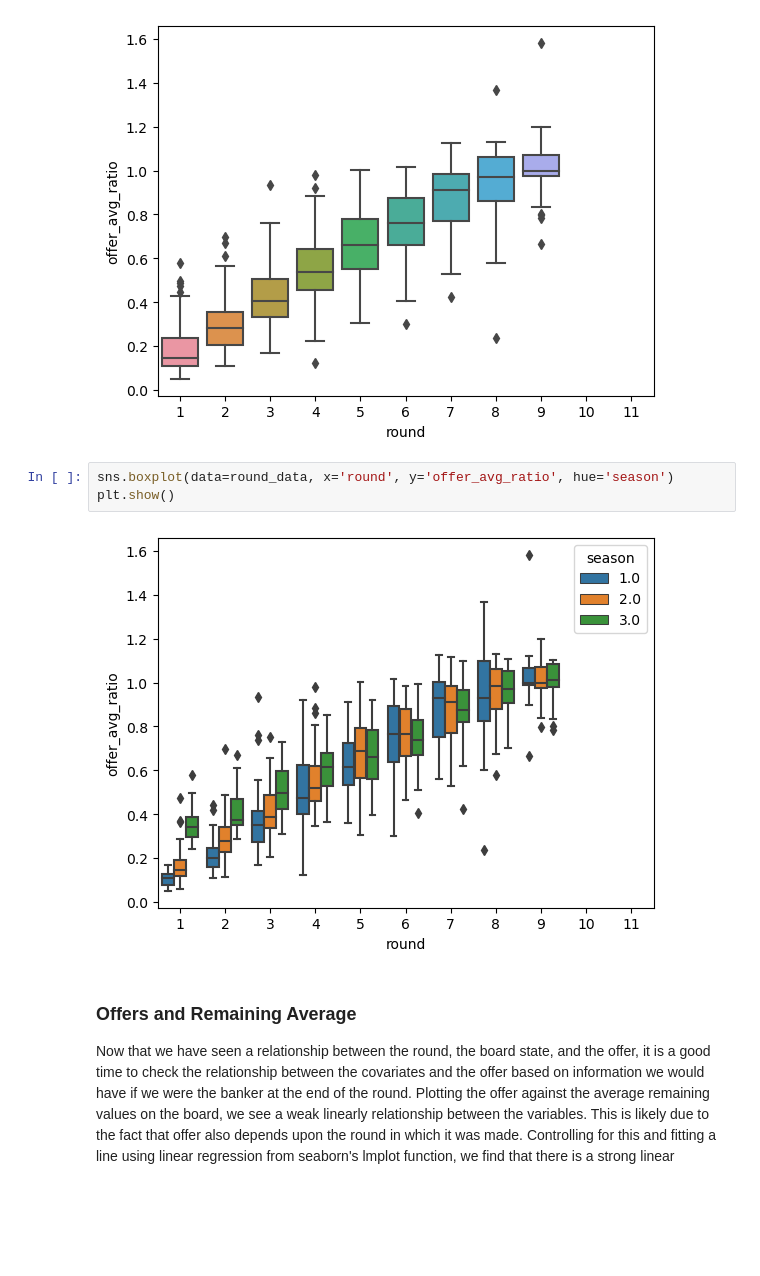
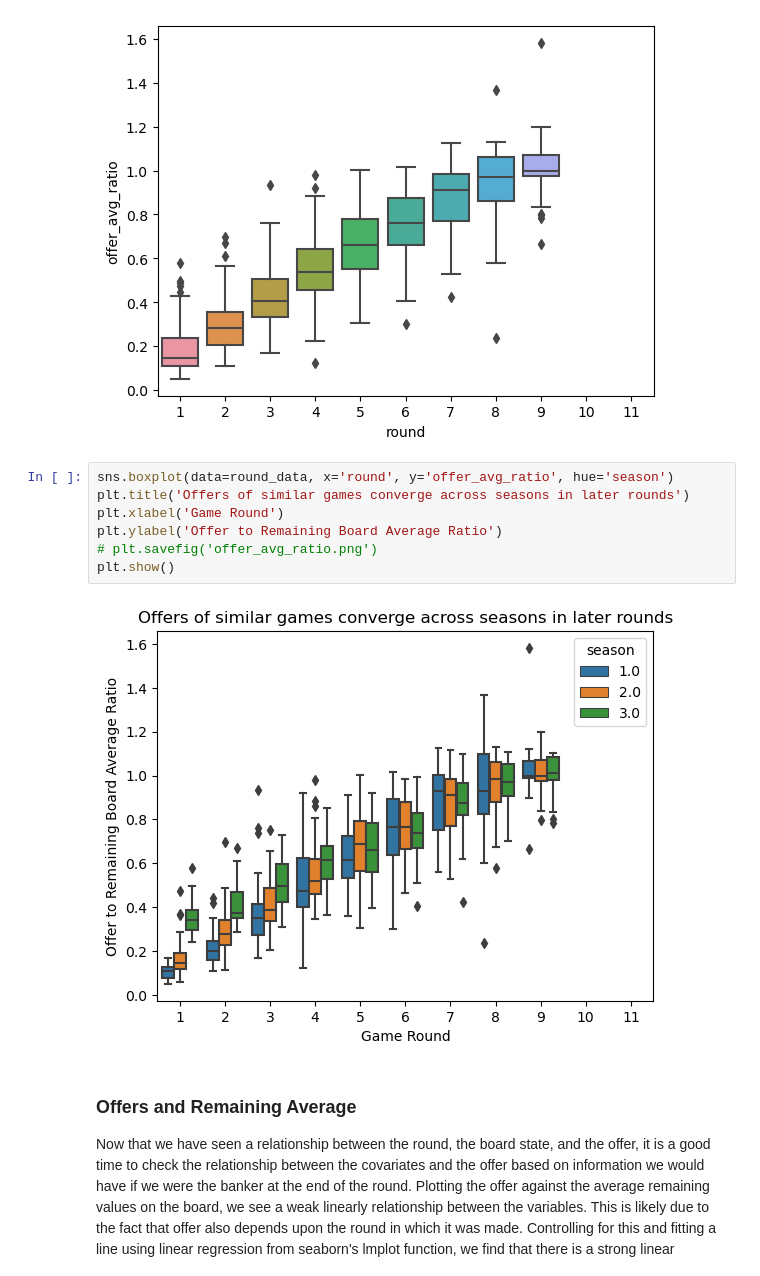
Before and after one commit to djmnason/dond_analysis, a Jupyter notebook: modeling/exploration.ipynb, the cells around one changed output. Cells and saved outputs as stored; diff of their text form; blank space fills up the shorter version.

```diff
--- a/modeling/exploration.ipynb
+++ b/modeling/exploration.ipynb
@@ -184,9 +190,13 @@ plt.show()
 [figure]
 # %%
 sns.boxplot(data=round_data, x='round', y='offer_avg_ratio', hue='season')
+plt.title('Offers of similar games converge across seasons in later rounds')
+plt.xlabel('Game Round')
+plt.ylabel('Offer to Remaining Board Average Ratio')
+# plt.savefig('offer_avg_ratio.png')
 plt.show()
 # %% [output]
-[figure, old version]
+[figure, new version]
 # %% [markdown]
 ### Offers and Remaining Average
 
```
Also changed, not shown: parts of 3 cells of this notebook, 9 other files.
